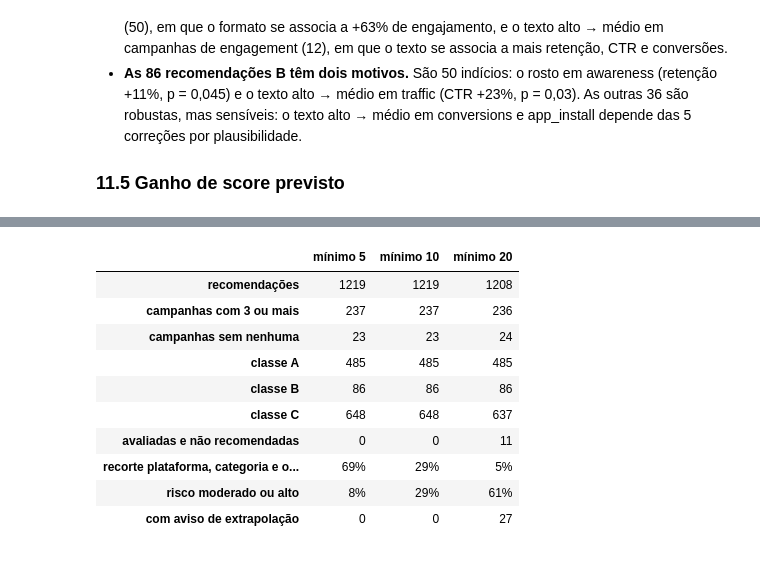
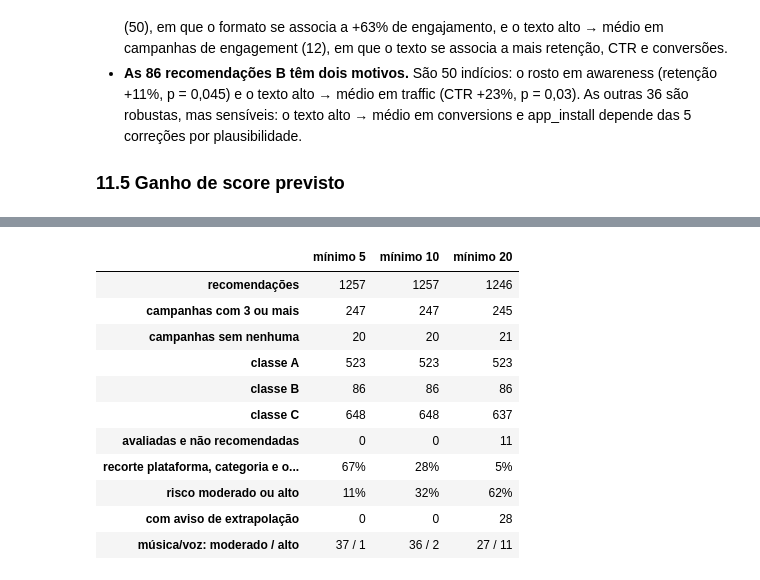
Before and after one commit to murilozgodoy/case_klike.ia, a Jupyter notebook: notebooks/04_recommendations.ipynb, the cells around one changed output, grey strips where cells are left out. Saved outputs shown, nothing was run; the diff lists cells and outputs as text; code cells hidden in the pictures.

```diff
--- a/notebooks/04_recommendations.ipynb
+++ b/notebooks/04_recommendations.ipynb
@@ -958,0 +1060,32 @@ O mínimo de 10 campanhas de cada lado é operacional (seção 3.6). Aqui o engi
+# %%
+music_recs = table[table["acao"] == "musica"]
+now = campaigns.set_index("campanha_id")["recomendacoes"]
+without = now - now.index.isin(music_recs["campanha_id"])
+display(
+    pd.DataFrame(
+        {
+            "recomendações": len(music_recs),
+            **{f"classe {k}": int((music_recs['classe'] == k).sum()) for k in "ABC"},
+            **{
+                f"risco {risk}": int((music_recs["risco"] == risk).sum())
+                for risk in ["baixo", "moderado", "alto"]
+            },
+            "campanhas de 0 para 1": int(((without == 0) & (now == 1)).sum()),
+            "campanhas de 2 para 3": int(((without == 2) & (now == 3)).sum()),
+        },
+        index=["música/voz +0,1"],
+    )
+)
+positions = music_recs["prioridade"].value_counts().sort_index().to_dict()
+print("Prioridade da música na lista:", positions)
+print(
+    "Score previsto cai em todas:",
+    bool((music_recs["diferenca_score"] < 0).all()),
+    "| ressalvas mais comuns:",
+    music_recs["ressalvas"].value_counts().to_dict(),
+)
+display(
+    music_recs[music_recs["risco"] == "alto"].set_index("campanha_id")[
+        ["plataforma", "de", "para", "recorte", "campanhas_valor_atual", "campanhas_valor_sugerido"]
+    ]
+)
@@ -966,43 +1117,48 @@ for minimum in (5, 20):
         min_support=minimum,
     )
     variant_reports = variant.recommend_all(cleaned)
     runs[minimum] = (
         variant_reports,
         recommendation_table(variant_reports),
         campaign_table(variant_reports),
     )
 runs = dict(sorted(runs.items()))
 display(
     pd.DataFrame(
         {
             f"mínimo {minimum}": {
                 "recomendações": len(t),
                 "campanhas com 3 ou mais": int((c["recomendacoes"] >= 3).sum()),
                 "campanhas sem nenhuma": int((c["recomendacoes"] == 0).sum()),
                 **{f"classe {k}": int((t["classe"] == k).sum()) for k in "ABC"},
                 "avaliadas e não recomendadas": len(rejections(r)),
                 "recorte plataforma, categoria e objetivo": fmt_pct(
                     (t["recorte"] == "plataforma, categoria e objetivo").mean(), 0
                 ),
                 "risco moderado ou alto": fmt_pct((t["risco"] != "baixo").mean(), 0),
                 "com aviso de extrapolação": int(t["extrapolacao"].sum()),
+                "música/voz: moderado / alto": " / ".join(
+                    str(int(((t['acao'] == 'musica') & (t['risco'] == risk)).sum()))
+                    for risk in ["moderado", "alto"]
+                ),
             }
             for minimum, (r, t, c) in runs.items()
         }
     )
 )
 # %% [output]
 |  | mínimo 5 | mínimo 10 | mínimo 20 |
-| recomendações | 1219 | 1219 | 1208 |
-| campanhas com 3 ou mais | 237 | 237 | 236 |
-| campanhas sem nenhuma | 23 | 23 | 24 |
-| classe A | 485 | 485 | 485 |
+| recomendações | 1257 | 1257 | 1246 |
+| campanhas com 3 ou mais | 247 | 247 | 245 |
+| campanhas sem nenhuma | 20 | 20 | 21 |
+| classe A | 523 | 523 | 523 |
 | classe B | 86 | 86 | 86 |
 | classe C | 648 | 648 | 637 |
 | avaliadas e não recomendadas | 0 | 0 | 11 |
-| recorte plataforma, categoria e o... | 69% | 29% | 5% |
-| risco moderado ou alto | 8% | 29% | 61% |
-| com aviso de extrapolação | 0 | 0 | 27 |
+| recorte plataforma, categoria e o... | 67% | 28% | 5% |
+| risco moderado ou alto | 11% | 32% | 62% |
+| com aviso de extrapolação | 0 | 0 | 28 |
+| música/voz: moderado / alto | 37 / 1 | 36 / 2 | 27 / 11 |
 # %%
 moderate = {
     f"mínimo {minimum}": pd.concat(
```
Also changed, not shown: parts of 44 cells of this notebook, 3 other files.
